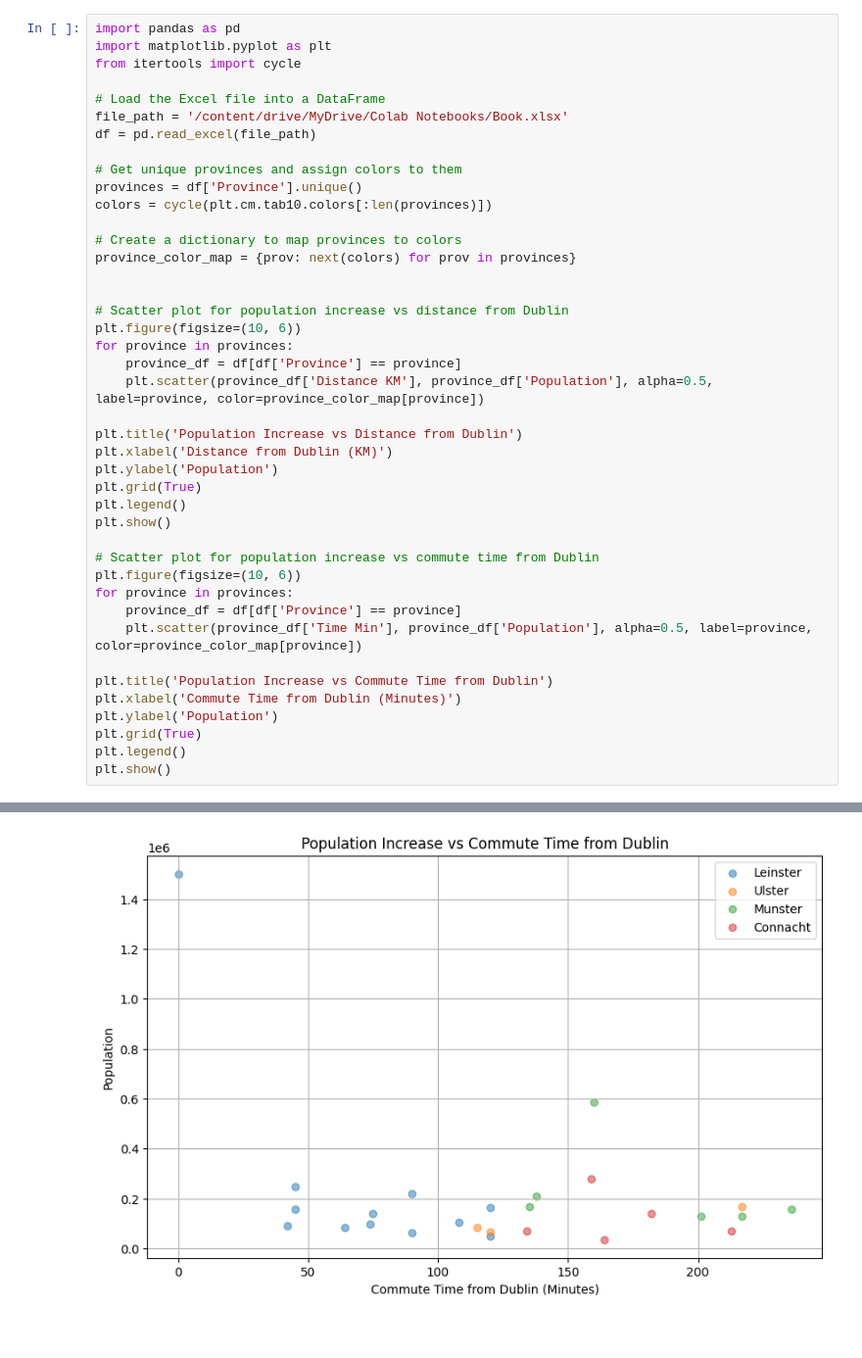
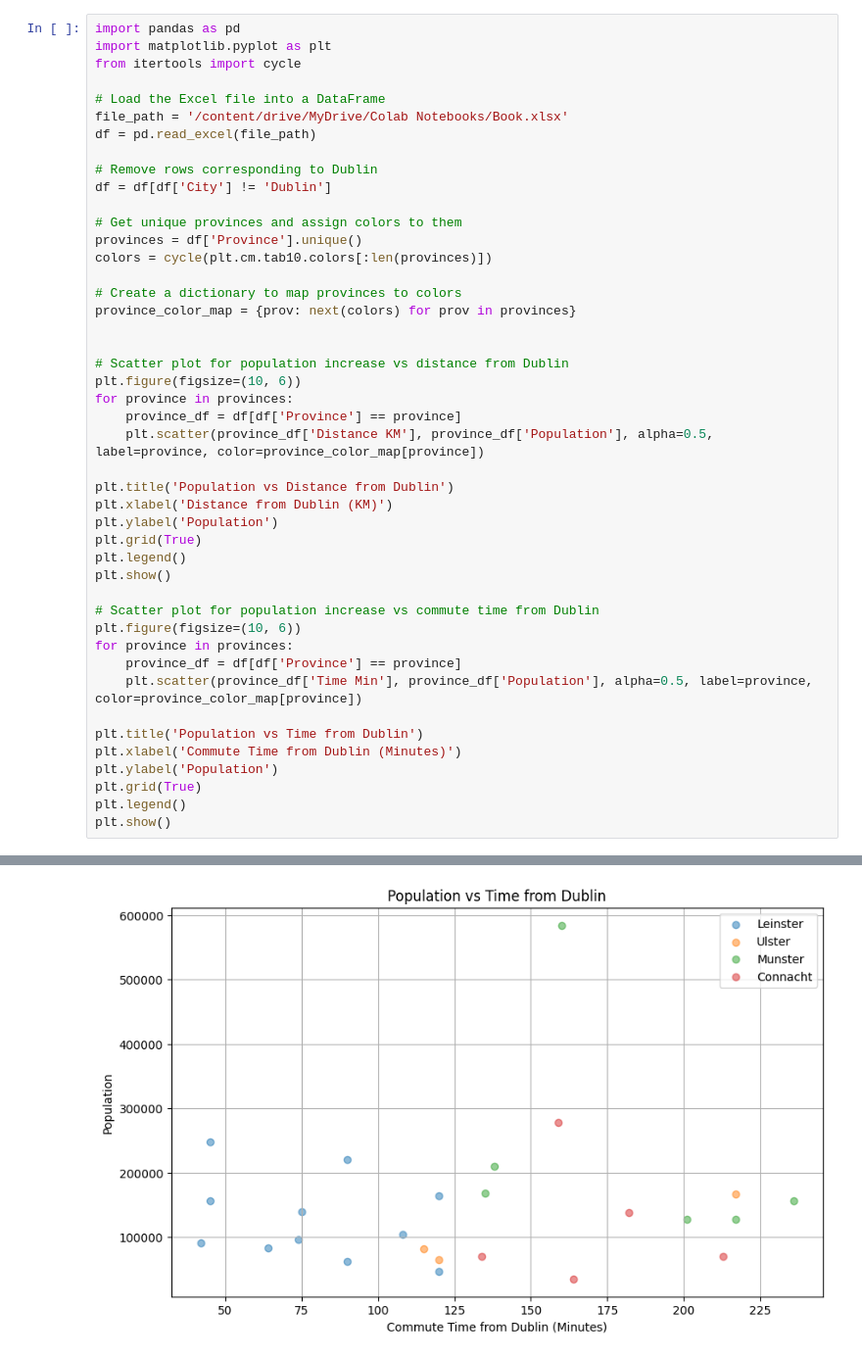
Before and after one commit to RafaelNovais/MasterAI, a Jupyter notebook: IrelandVis.ipynb, the cells around one changed output, grey strips where cells are left out. Shown at 98% size. Drawn from its saved outputs; the diff is of its cells as text; blank space fills up the shorter version.

```diff
--- a/IrelandVis.ipynb
+++ b/IrelandVis.ipynb
@@ -8,6 +8,9 @@ from itertools import cycle
 # Load the Excel file into a DataFrame
 file_path = '/content/drive/MyDrive/Colab Notebooks/Book.xlsx'
 df = pd.read_excel(file_path)
+
+# Remove rows corresponding to Dublin
+df = df[df['City'] != 'Dublin']
 
 # Get unique provinces and assign colors to them
 provinces = df['Province'].unique()
@@ -23,7 +26,7 @@ for province in provinces:
     province_df = df[df['Province'] == province]
     plt.scatter(province_df['Distance KM'], province_df['Population'], alpha=0.5, label=province, color=province_color_map[province])
 
-plt.title('Population Increase vs Distance from Dublin')
+plt.title('Population vs Distance from Dublin')
 plt.xlabel('Distance from Dublin (KM)')
 plt.ylabel('Population')
 plt.grid(True)
@@ -36,7 +39,7 @@ for province in provinces:
     province_df = df[df['Province'] == province]
     plt.scatter(province_df['Time Min'], province_df['Population'], alpha=0.5, label=province, color=province_color_map[province])
 
-plt.title('Population Increase vs Commute Time from Dublin')
+plt.title('Population vs Time from Dublin')
 plt.xlabel('Commute Time from Dublin (Minutes)')
 plt.ylabel('Population')
 plt.grid(True)
@@ -47,4 +50,4 @@ plt.show()
-[figure, old version]
+[figure, new version]
 # %%
 import pandas as pd
 import matplotlib.pyplot as plt
```
Also changed, not shown: parts of 2 cells of this notebook.
